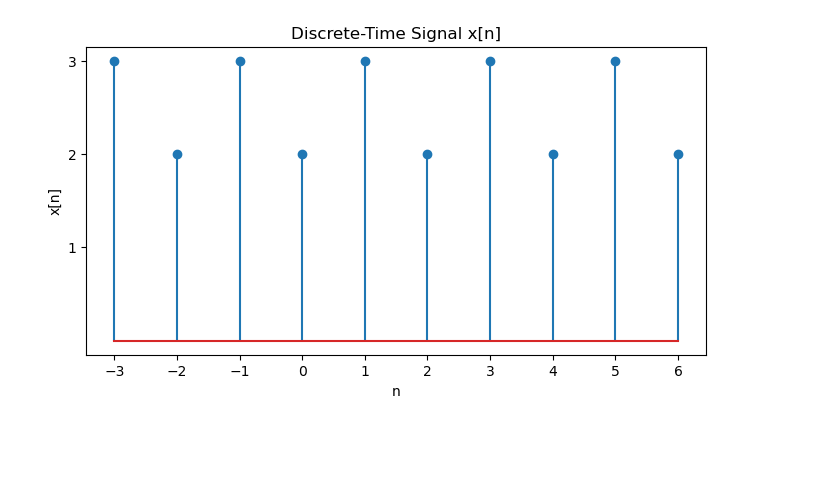
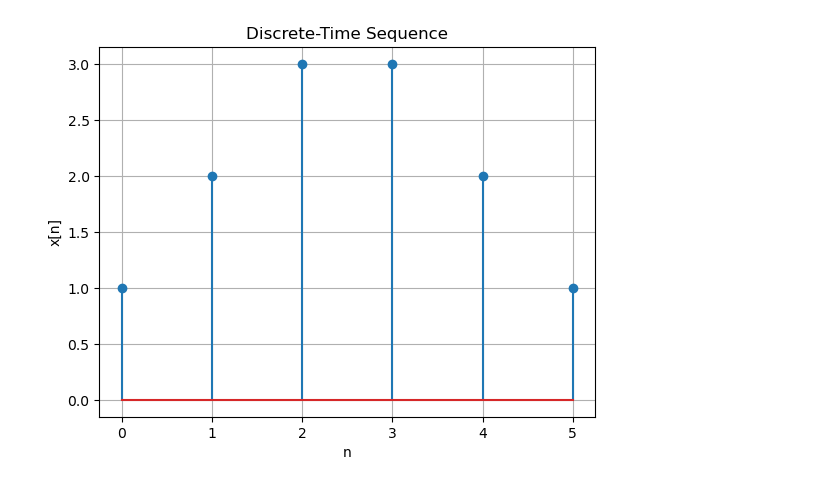
Before and after one commit to Harshalbhatt2806/DSIP-DIGITAL-SIGNAL-AND-IMAGE-PROCESSING, a Jupyter notebook: Exp OE1.ipynb, the cells around one changed output. Saved outputs shown, nothing was run; the diff lists cells and outputs as text; code cells hidden in the pictures; blank space fills up the shorter version.

```diff
--- a/Exp OE1.ipynb
+++ b/Exp OE1.ipynb
@@ -27,35 +18,15 @@ plt.show()
 # %%
 import numpy as np
 import matplotlib.pyplot as plt
 
-# Sample index
-n = np.arange(-3, 7)
+n = np.arange(0, 6)
+x = np.array([1, 2, 3, 3, 2, 1])
 
-# Create an array of zeros
-x = np.zeros(len(n))
-
-# Add values one by one
-x[0] = 2
-x[1] = 3
-x[2] = 2
-x[3] = 3
-x[4] = 2
-x[5] = 3
-x[6] = 2
-x[7] = 3
-x[8] = 2
-x[9] = 3
-
-# Plot
-plt.figure(figsize=(8,4))
 plt.stem(n, x)
-
-plt.title("Discrete-Time Signal x[n]")
-plt.xlabel("n")
-plt.ylabel("x[n]")
-plt.xticks(n)
-plt.yticks([1, 2, 3])
-
+plt.xlabel('n')
+plt.ylabel('x[n]')
+plt.title('Discrete-Time Sequence')
+plt.grid(True)
 plt.show()
 # %% [output]
-[figure, old version]
+[figure, new version]
```
Also changed, not shown: parts of 5 cells of this notebook.
